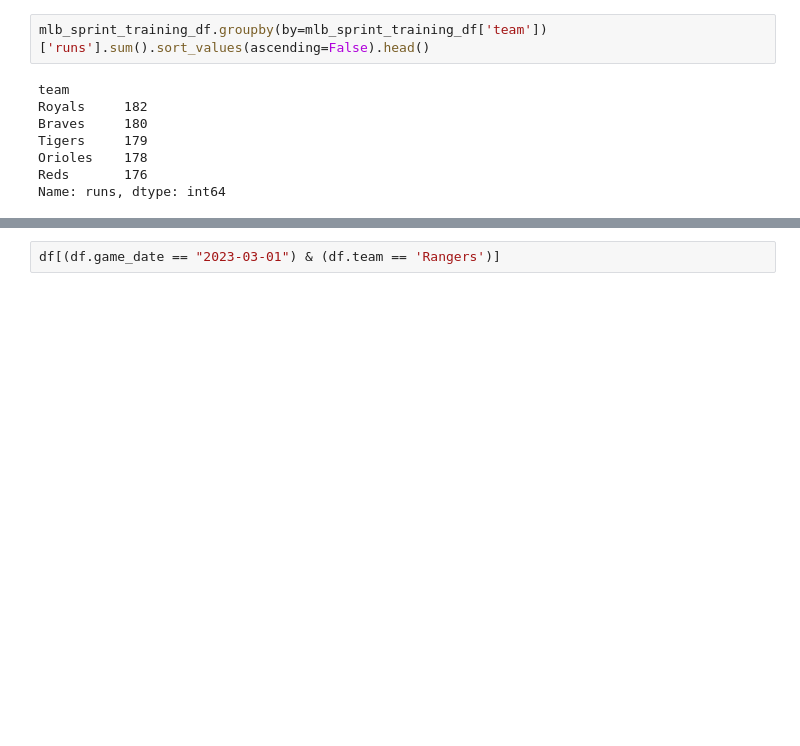
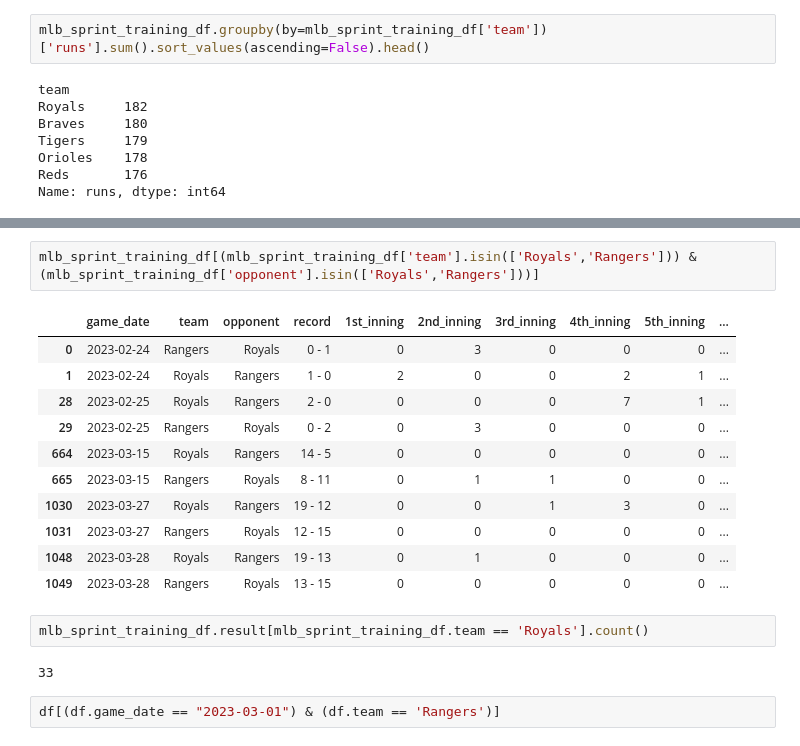
Before and after one commit to ed04rdo/MLB-webscraper, a Jupyter notebook: src/analysis.ipynb, the cells around one changed output, grey strips where cells are left out. Saved outputs shown, nothing was run; the diff lists cells and outputs as text; blank space fills up the shorter version.

Commit message:
Tie case for Spring Training & Date Range functionality

```diff
--- a/src/analysis.ipynb
+++ b/src/analysis.ipynb
@@ -178,3 +159,21 @@ df[df['team']=='Royals']
+# %%
+mlb_sprint_training_df[(mlb_sprint_training_df['team'].isin(['Royals','Rangers'])) & (mlb_sprint_training_df['opponent'].isin(['Royals','Rangers']))]
+# %% [output]
+|  | game_date | team | opponent | record | 1st_inning | 2nd_inning | 3rd_inning | 4th_inning | 5th_inning | ... |
+| 0 | 2023-02-24 | Rangers | Royals | 0 - 1 | 0 | 3 | 0 | 0 | 0 | ... |
+| 1 | 2023-02-24 | Royals | Rangers | 1 - 0 | 2 | 0 | 0 | 2 | 1 | ... |
+| 28 | 2023-02-25 | Royals | Rangers | 2 - 0 | 0 | 0 | 0 | 7 | 1 | ... |
+| 29 | 2023-02-25 | Rangers | Royals | 0 - 2 | 0 | 3 | 0 | 0 | 0 | ... |
+| 664 | 2023-03-15 | Royals | Rangers | 14 - 5 | 0 | 0 | 0 | 0 | 0 | ... |
+| 665 | 2023-03-15 | Rangers | Royals | 8 - 11 | 0 | 1 | 1 | 0 | 0 | ... |
+| 1030 | 2023-03-27 | Royals | Rangers | 19 - 12 | 0 | 0 | 1 | 3 | 0 | ... |
+| 1031 | 2023-03-27 | Rangers | Royals | 12 - 15 | 0 | 0 | 0 | 0 | 0 | ... |
+| 1048 | 2023-03-28 | Royals | Rangers | 19 - 13 | 0 | 1 | 0 | 0 | 0 | ... |
+| 1049 | 2023-03-28 | Rangers | Royals | 13 - 15 | 0 | 0 | 0 | 0 | 0 | ... |
+# %%
+mlb_sprint_training_df.result[mlb_sprint_training_df.team == 'Royals'].count()
+# %% [output]
+33
 # %%
 df[(df.game_date == "2023-03-01") & (df.team == 'Rangers')]
 # %% [output]
```
Also changed, not shown: parts of 6 cells of this notebook, 3 other files.
